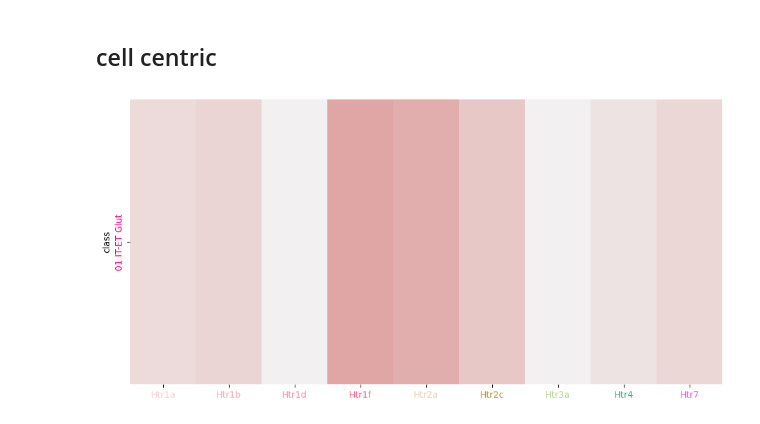
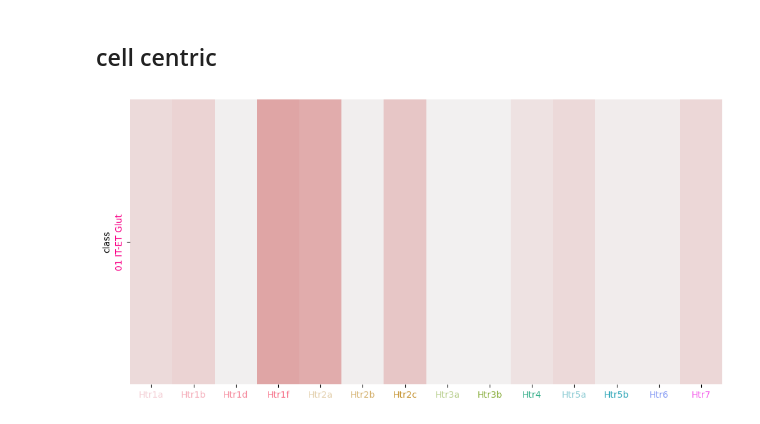
Before and after one commit to RobertoDF/Transcriptomics-5-HT, a Jupyter notebook: Figures/Interactive_vizs.ipynb, the cells around one changed output. Drawn from its saved outputs; the diff is of its cells as text; code cells hidden in the pictures.

```diff
--- a/Figures/Interactive_vizs.ipynb
+++ b/Figures/Interactive_vizs.ipynb
@@ -241,0 +251,4 @@ for dataset in tqdm(cell_expression.keys()):
+# %%
+
+current_data = sub_cell_expression[dataset]
+filtered_data = current_data[current_data['class'].isin(sub_cell_expression[dataset]["class"].unique()) & current_data['subclass'].isin(sub_cell_expression[dataset]["subclass"].unique())]
@@ -638,36 +612,63 @@ Pallium-Glut Htr1a
 # %% [markdown]
 ## cell centric
 # %%
+def update_subclass_selector(event):
+    selected_classes = event.new
+    if "None" in selected_classes or not selected_classes:
+        all_subclasses = sorted(joined["subclass"].unique().tolist())
+    else:
+        all_subclasses = sorted(joined[joined["class"].isin(selected_classes)]["subclass"].unique().tolist())
+    subclass_selector.options = ["None"] + all_subclasses
+    subclass_selector.value = ["None"]
+
 class_selector = pn.widgets.MultiSelect(name='Class selector', options=["None"] + sorted(joined["class"].unique().tolist()), value=[joined["class"].unique()[0]])
 subclass_selector = pn.widgets.MultiSelect(name='Subclass selector', options=["None"] + sorted(joined["subclass"].unique().tolist()), value=["None"])
-groupby_selector = pn.widgets.Select(name='Groupby', options=["class", "subclass", "supertype", "cluster"], value="class")
+groupby_selector = pn.widgets.Select(name='Group by', options=["class", "subclass", "supertype", "cluster"], value="class")
+sortby_selector = pn.widgets.Select(name='Sort by', options=["class"] + list(selected_genes_cl), value="class")
 
-@pn.depends(class_selector, subclass_selector, groupby_selector)
-def heatmap_cell_centric(class_, subclass, groupby):
-    fig, ax = plt.subplots(figsize=(10, 5))
+class_selector.param.watch(update_subclass_selector, 'value')
+
+@pn.depends(class_selector, subclass_selector, groupby_selector, sortby_selector)
+def heatmap_cell_centric(class_, subclass, groupby, sortby):
+
     if class_ != ["None"] or subclass != ["None"]:
 
         filtered_data = joined
         if "None" not in class_:
             filtered_data = filtered_data[filtered_data["class"].isin(class_)]
         if "None" not in subclass:
             filtered_data = filtered_data[filtered_data["subclass"].isin(subclass)]
 
-        sns.heatmap(filtered_data.groupby(groupby)[selected_genes].apply(percentage_above_threshold),
-                    yticklabels=True, cmap=sns.light_palette("#CC5656", as_cmap=True), ax=ax, cbar=False, vmax=90)
+        if sortby == "class":
+            sortby=groupby
+            ascending=True
+        else:
+            ascending=False
+
+        num_rows = len(filtered_data.groupby(groupby))
+        fig_height = max(5, num_rows * 0.2)  # Set a minimum height and scale per row
+
+        fig, ax = plt.subplots(figsize=(10, fig_height))
+        sns.heatmap(filtered_data.groupby(groupby)[selected_genes_cl].apply(percentage_above_threshold).sort_values(sortby, ascending=ascending),
+                        yticklabels=True, cmap=sns.light_palette("#CC5656", as_cmap=True), ax=ax, cbar=False, vmax=90)
+
         for ytick in ax.get_xticklabels():
             ytick.set_color(genes_cmap_rgb[ytick.get_text()])
         for ytick in ax.get_yticklabels():
             ytick.set_color(classification_cmap[ytick.get_text()])
 
         plt.tight_layout()
+    else:
+        fig = plt.figure(figsize=(10, 5))  # Default size if no data
+        plt.text(0.5, 0.5, 'No data to display', horizontalalignment='center', verticalalignment='center')
+
     return fig
 
 
-dashboard_cell_centric = pn.Column(pn.Row(class_selector,subclass_selector,groupby_selector),
+dashboard_cell_centric = pn.Column(pn.Row(class_selector,subclass_selector,groupby_selector, sortby_selector),
 pn.pane.Matplotlib(heatmap_cell_centric, sizing_mode = 'stretch_width'))
 # %% [output]
-[figure, old version]
+[figure, new version]
 # %%
 dashboard = pn.template.BootstrapTemplate(
     header_background="#F9B9B7",
```
Also changed, not shown: parts of 11 cells of this notebook, 3 other files.
